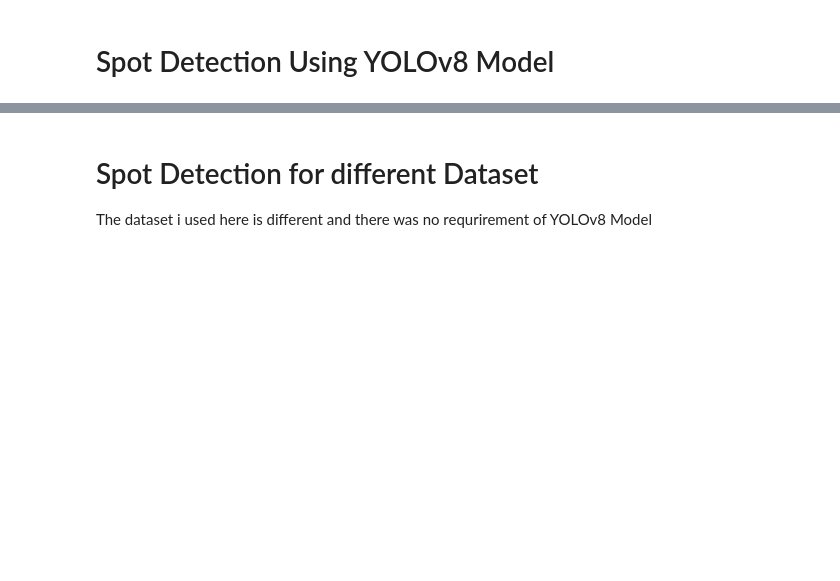
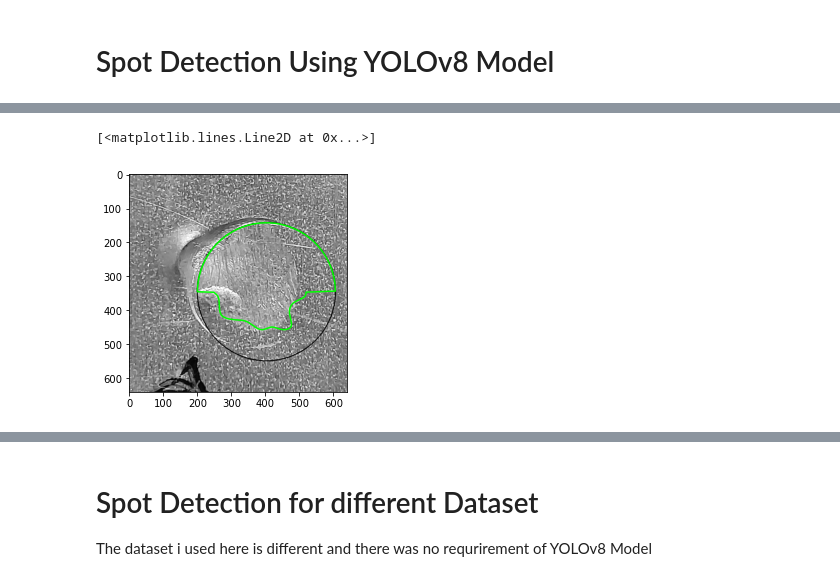
Before and after one commit to Protagonist-8/SpotProject, a Jupyter notebook: structured_spot_test.ipynb, the cells around one changed output, grey strips where cells are left out. Saved outputs shown, nothing was run; the diff lists cells and outputs as text; code cells hidden in the pictures; blank space fills up the shorter version.

```diff
--- a/structured_spot_test.ipynb
+++ b/structured_spot_test.ipynb
@@ -587,10 +670,11 @@ offset_y=0
 trial_iter = alpha_contour + np.array([offset_x, offset_y])
 for i in range(iter):
 
-    scaled_trial_2 = scale_polygon_points(trial_iter, scale=1+(0.5/(i+1)))
-    trim_scaled=trim_points_inside_circle(points=scaled_trial_2,center=(cx_resized,cy_resized),radius=r_resized)
-    final_contour=merge_trim_with_circle_by_radial_sweep(trim_points=trim_scaled,circle_center=(cx_resized,cy_resized),radius=r_resized,resolution_deg=5)
-    prof,ang=extract_radial_profiles_in_region(resized_gray,cx_resized,cy_resized,r_resized,final_contour,angle_step=1)
+    scaled_trial_2 = scale_polygon_points(trial_iter, scale=1+(0.25/((i+1)*2)))
+    r_iter=r_resized-i
+    trim_scaled=trim_points_inside_circle(points=scaled_trial_2,center=(cx_resized,cy_resized),radius=r_iter)
+    final_contour=merge_trim_with_circle_by_radial_sweep(trim_points=trim_scaled,circle_center=(cx_resized,cy_resized),radius=r_iter,resolution_deg=5)
+    prof,ang=extract_radial_profiles_in_region(resized_gray,cx_resized,cy_resized,r_iter,final_contour,angle_step=1)
     points_region=min_int_points(prof,ang,cx=cx_resized,cy=cy_resized)
     smoothed_boundary = get_smooth_alpha_shape_v2(img=resized_gray,points=points_region, smooth=2*i)
     plt.figure(figsize=(6,6))
@@ -622 +706,8 @@ for i in range(iter):
 ... (8 outputs left out)
+# %%
+new_contour = interpolate_upper_to_circle(smoothed_boundary, (cx_resized, cy_resized), r_resized, y_threshold=cy_resized)
+plt.imshow(circle_img,cmap='gray')
+plt.plot(new_contour[:,0], new_contour[:,1], color='lime')
+# %% [output]
+[<matplotlib.lines.Line2D at 0x...>]
+[figure, added]
```
Also changed, not shown: parts of 11 cells of this notebook.
